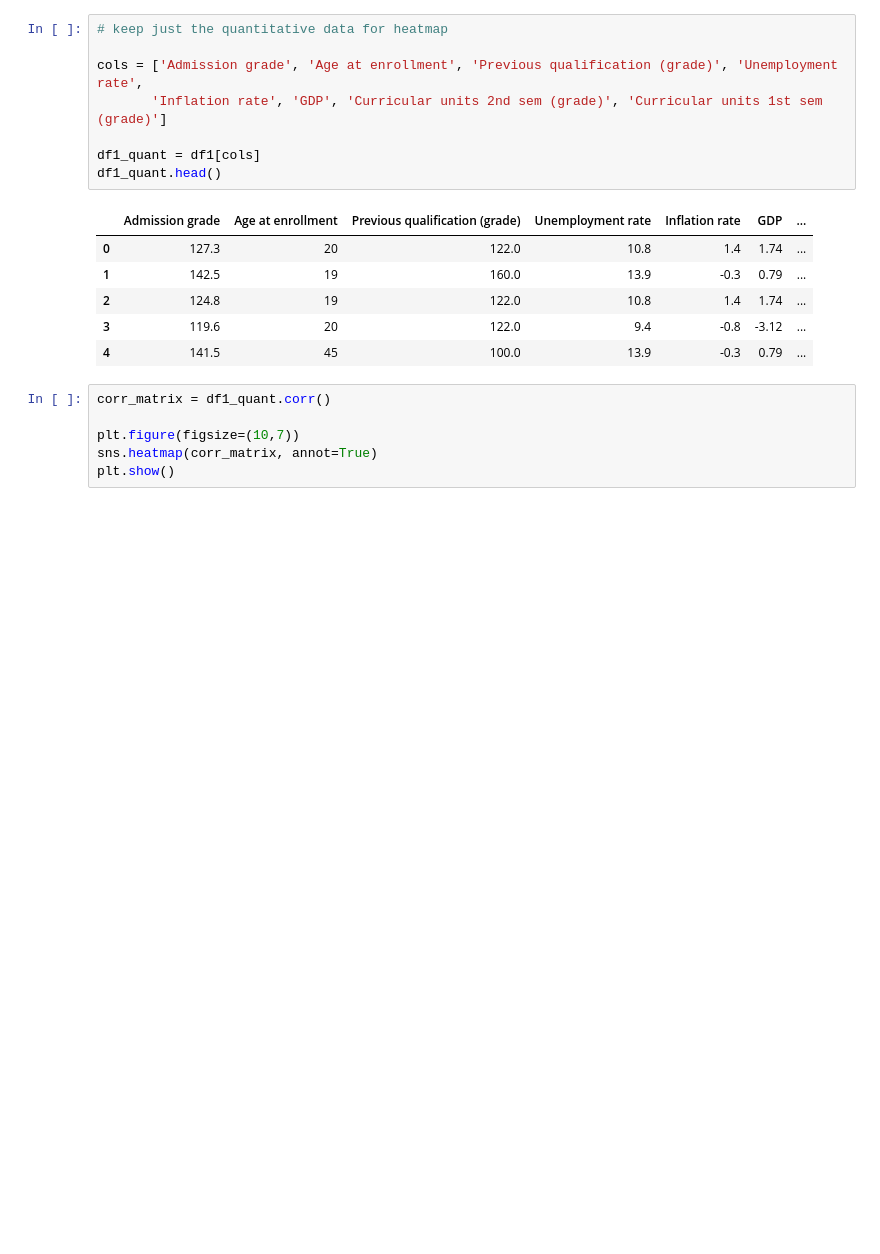
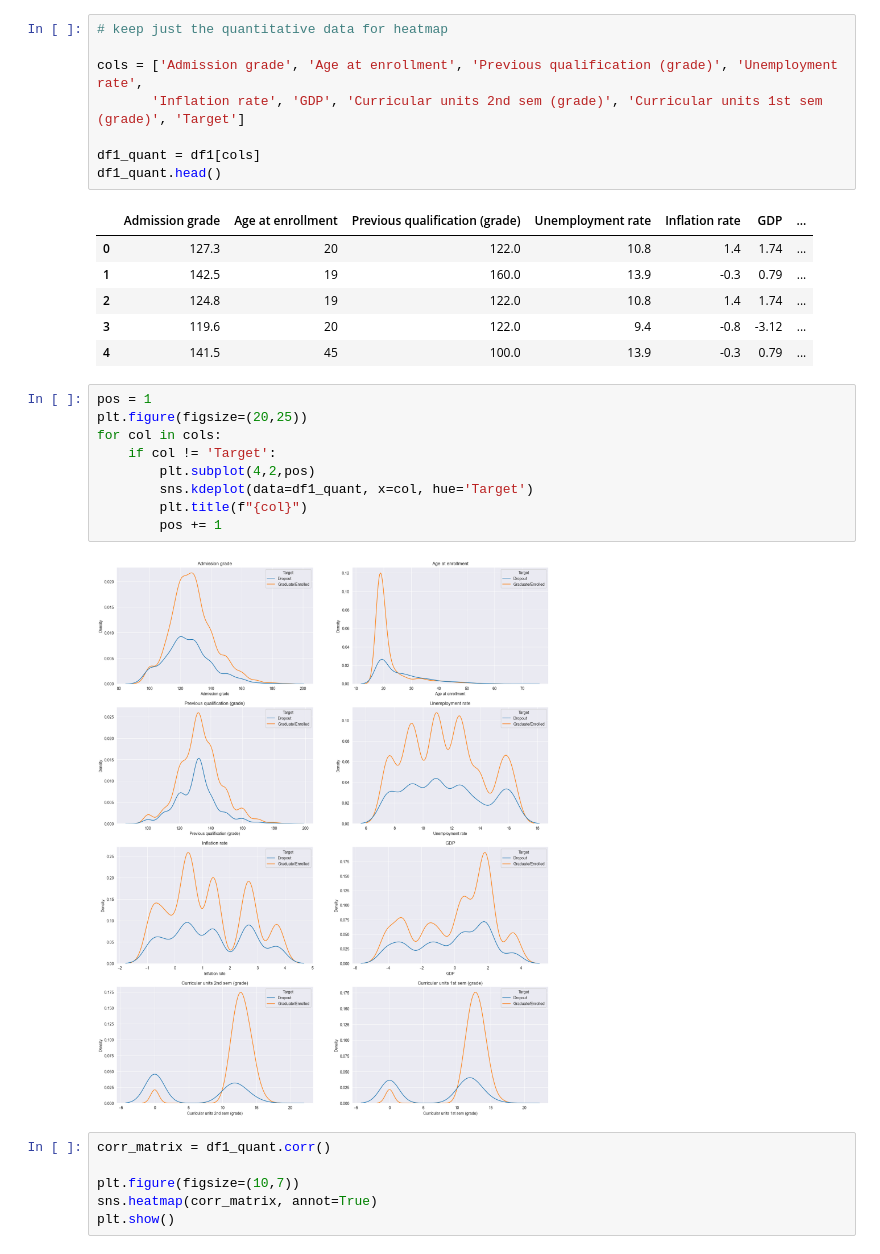
Before and after one commit to mnmay2020/MATH189_Project, a Jupyter notebook: Leena_EDA.ipynb, the cells around one changed output. Cells and saved outputs as stored; diff of their text form; blank space fills up the shorter version.

Commit message:
added kdeplots

```diff
--- a/Leena_EDA.ipynb
+++ b/Leena_EDA.ipynb
@@ -486,7 +488,7 @@ df1.head()
 # keep just the quantitative data for heatmap
 
 cols = ['Admission grade', 'Age at enrollment', 'Previous qualification (grade)', 'Unemployment rate',
-       'Inflation rate', 'GDP', 'Curricular units 2nd sem (grade)', 'Curricular units 1st sem (grade)']
+       'Inflation rate', 'GDP', 'Curricular units 2nd sem (grade)', 'Curricular units 1st sem (grade)', 'Target']
 
 df1_quant = df1[cols]
 df1_quant.head()
@@ -497,6 +499,17 @@ df1_quant.head()
 | 2 | 124.8 | 19 | 122.0 | 10.8 | 1.4 | 1.74 | ... |
 | 3 | 119.6 | 20 | 122.0 | 9.4 | -0.8 | -3.12 | ... |
 | 4 | 141.5 | 45 | 100.0 | 13.9 | -0.3 | 0.79 | ... |
+# %%
+pos = 1
+plt.figure(figsize=(20,25))
+for col in cols:
+    if col != 'Target':
+        plt.subplot(4,2,pos)
+        sns.kdeplot(data=df1_quant, x=col, hue='Target')
+        plt.title(f"{col}")
+        pos += 1
+# %% [output]
+[figure, added]
 # %%
 corr_matrix = df1_quant.corr()
 
```
Also changed, not shown: parts of 2 cells of this notebook.
